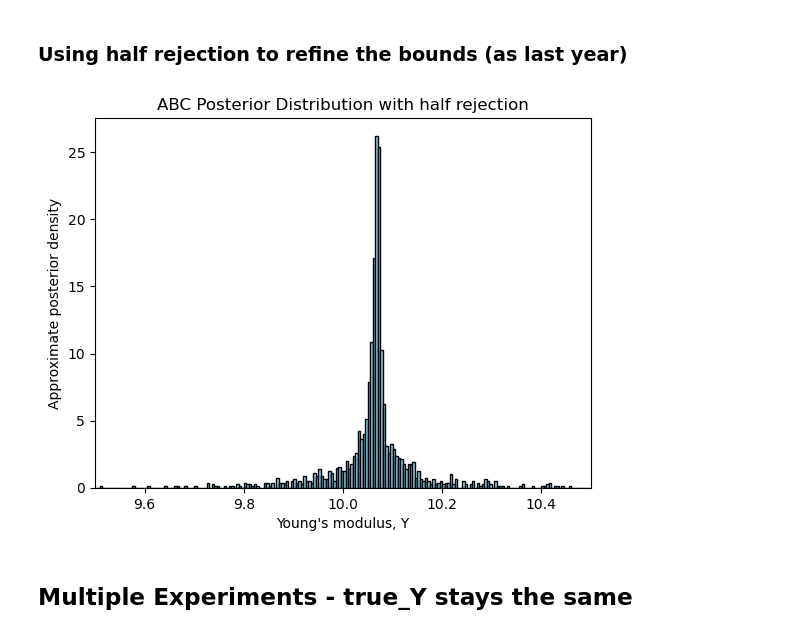
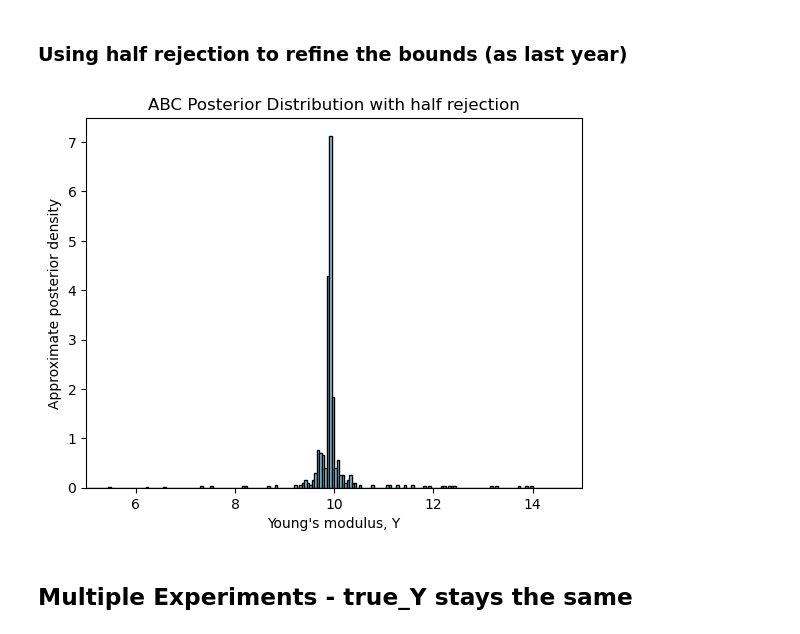
Before and after one commit to lusxvr/bayesian_parameter_identification, a Jupyter notebook: Bayesian_Parameter_Identification.ipynb, the cells around one changed output. Cells and saved outputs as stored; diff of their text form; code cells hidden in the pictures.

Commit message:
updated code into methods

```diff
--- a/Bayesian_Parameter_Identification.ipynb
+++ b/Bayesian_Parameter_Identification.ipynb
@@ -529,6 +511,14 @@ Number of accepted samples: 399
 # %% [markdown]
 ### Analyse the approximate Posterior
 # %%
+# Number of trials and acceptance threshold (tune epsilon as needed)
+N_trials = 200
+epsilon = 0.5  # adjust this threshold to control the acceptance rate
+
+accepted_Y, accepted_distances = ABC_rejection(U_obs, Y_min, Y_max, N_trials, epsilon, noise_mean, noise_sd)
+
+print(f"Number of accepted samples: {len(accepted_Y)}/{N_trials}", )
+
 # Plot the histogram of accepted Young modulus values
 plt.hist(accepted_Y, bins=35, density=True, color="skyblue", edgecolor="black")
 plt.xlabel("Young's modulus, Y")
@@ -601,4 +574,9 @@ Sample 500/500: Y = 14.247, distance = 0.433, weight = 2.303
 # %%
+# Number of samples to draw
+N_trials = 200
+
+all_samples, all_weights_norm = ABC_weighted(U_obs, Y_min, Y_max, N_trials, noise_mean, noise_sd)
+
 # Plot a weighted histogram of the samples
 plt.hist(all_samples, bins=40, density=True, weights=all_weights_norm,
          range=(Y_min, Y_max), color="skyblue", edgecolor="black")
@@ -612,8 +590,7 @@ plt.show();
 # %% [markdown]
 ### Using half rejection to refine the bounds (as last year)
 # %%
-def ABC_half_rejection_method(Y_tilde, eps, N_steps=20, N_trials=20):
-
+def ABC_half_rejection_method(U_obs, Y_tilde, eps, N_steps, N_trials, noise_mean, noise_sd):
     # Initial bounds for Young's modulus
     Y_min_ini, Y_max_ini = Y_tilde - eps, Y_tilde + eps
 
@@ -623,16 +600,13 @@ def ABC_half_rejection_method(Y_tilde, eps, N_steps=20, N_trials=20):
     all_weights = []
 
     for n in range(N_steps):
-        if n == 0:
-            Y_min, Y_max = Y_min_ini, Y_max_ini
-
         Y_d_list = []
 
-        #print(f"Sampling from Uniform[{Y_min:.3f}, {Y_max:.3f}]")
+        #print(f"Sampling from Uniform[{Y_min_ini:.3f}, {Y_max_ini:.3f}]")
         # Sampling and evaluating discrepancy
         for i in range(N_trials):
             # Sample Y from the uniform prior
-            Y_sample = np.random.uniform(Y_min, Y_max)
+            Y_sample = np.random.uniform(Y_min_ini, Y_max_ini)
 
             # Solve the forward model
             solve_linear_model(mesh=mesh, boundaries_mf=boundaries_mf, bcs=bcs, U=U, Y=Y_sample, nu=nu, P=P_obs, init_U=True)
@@ -660,11 +634,11 @@ def ABC_half_rejection_method(Y_tilde, eps, N_steps=20, N_trials=20):
         # Select the best 50% samples (half with the lowest d values)
         top_half = Y_d_list[:N_trials // 2]
 
-        # Update Y_min and Y_max to the range of the selected top samples
-        Y_min = min(y for y, _ in top_half)
-        Y_max = max(y for y, _ in top_half)
+        # Update Y_min_ini and Y_max_ini to the range of the selected top samples
+        Y_min_ini = min(y for y, _ in top_half)
+        Y_max_ini = max(y for y, _ in top_half)
 
-        #print(f"Updated bounds after Step {n+1}: Y_min = {Y_min:.3f}, Y_max = {Y_max:.3f}")
+        #print(f"Updated bounds after Step {n+1}: Y_min = {Y_min_ini:.3f}, Y_max = {Y_max_ini:.3f}")
 
     # Convert lists to numpy arrays
     all_Y_samples = np.array(all_Y_samples)
@@ -677,21 +651,26 @@ def ABC_half_rejection_method(Y_tilde, eps, N_steps=20, N_trials=20):
     else:
         all_weights_norm = all_weights
 
-    return all_Y_samples, all_weights_norm, Y_min_ini, Y_max_ini
+    return all_Y_samples, all_weights_norm
 # %%
-all_Y_samples, all_weights_norm, Y_min_ini, Y_max_ini = ABC_half_rejection_method(10, 0.5, 40, 40)
+Y_tilde = 10
+eps = 5
+N_steps = 20
+N_trials = 20
+
+all_Y_samples, all_weights_norm = ABC_half_rejection_method(U_obs, Y_tilde, eps, N_steps, N_trials, noise_mean, noise_sd)
 
 # Plot a weighted histogram of the samples
 plt.hist(all_Y_samples, bins=200, density=True, weights=all_weights_norm,
-         range=(Y_min_ini, Y_max_ini), color="skyblue", edgecolor="black")
+         range=(Y_tilde - eps, Y_tilde + eps), color="skyblue", edgecolor="black")
 
 plt.xlabel("Young's modulus, Y")
 plt.ylabel("Approximate posterior density")
 plt.title("ABC Posterior Distribution with half rejection")
-plt.xlim(Y_min_ini, Y_max_ini)  # Force x-axis to always span from Y_min to Y_max
+plt.xlim(Y_tilde - eps, Y_tilde + eps)  # Force x-axis to always span from Y_min_ini to Y_max_ini
 plt.show();
 # %% [output]
-[figure, old version]
+[figure, new version]
 # %% [markdown]
 ## Multiple Experiments - true_Y stays the same
 # %% [markdown]
```
Also changed, not shown: parts of 18 cells of this notebook.
